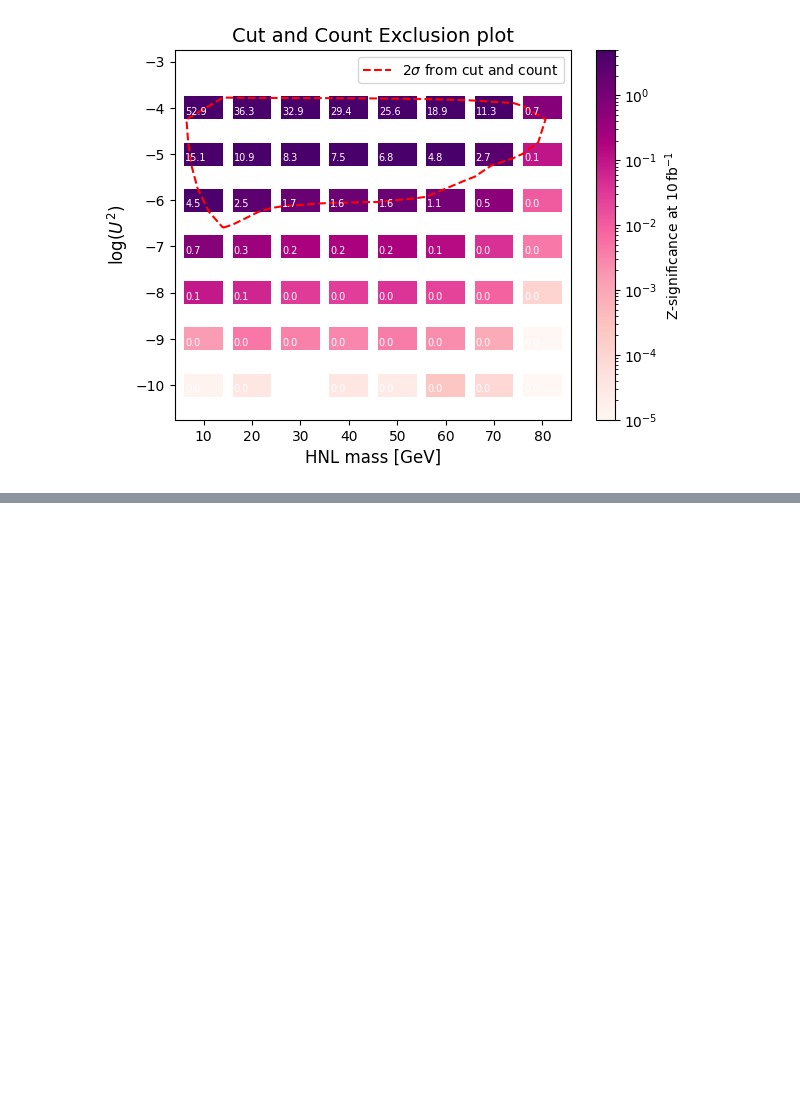
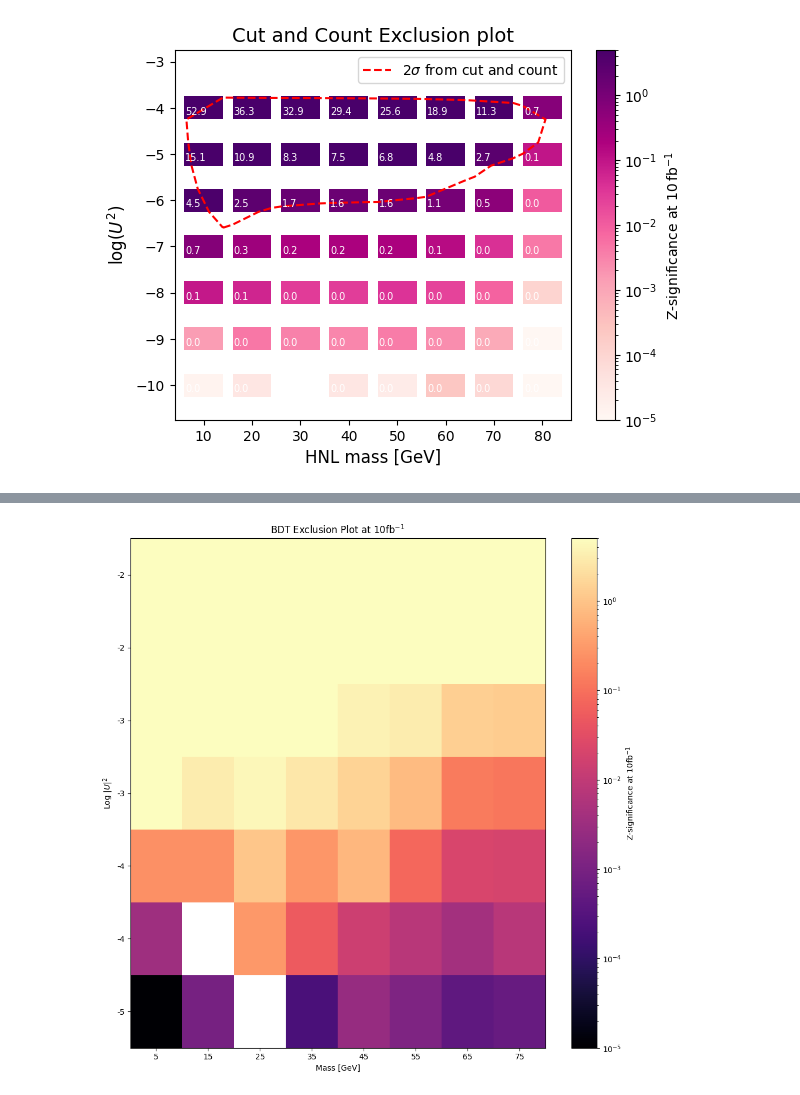
Before and after one commit to tomcritchley/FCCAnalyses_local, a Jupyter notebook: xgboost/xgboost_batch/plotting.ipynb, the cells around one changed output, grey strips where cells are left out. Drawn from its saved outputs; the diff is of its cells as text; code cells hidden in the pictures; blank space fills up the shorter version.

```diff
--- a/xgboost/xgboost_batch/plotting.ipynb
+++ b/xgboost/xgboost_batch/plotting.ipynb
@@ -296,0 +459,53 @@ make_hist_2D()
+# %%
+import matplotlib.pyplot as plt
+import numpy as np
+from matplotlib.colors import LogNorm
+import json
+
+# Load data
+with open('test_xgboost_results12_10fb.json', 'r') as file:
+    data = json.load(file)
+
+def make_hist_2D():
+    data_points = []
+    for key, value in data.items():
+        parts = key.split('_')
+        mass = float(parts[1].replace('GeV', ''))
+        angle = -float(parts[2].replace('1e-', '').replace('p', '.'))
+        highest_significance = max(value['significance_list'], key=lambda x: x[0])[0]
+        data_points.append((mass, angle, highest_significance))
+
+    # Extract separate lists of mass, angle, and significance
+    masses = [dp[0] for dp in data_points]
+    angles = [dp[1] for dp in data_points]
+    significances = [dp[2] for dp in data_points]
+
+    # Define plot
+    fig, ax = plt.subplots(figsize=(10, 10))
+    # Setup bin edges directly on data points
+    mass_edges = np.linspace(min(masses) - 5, max(masses) + 5, len(set(masses)) + 1)
+    angle_edges = np.linspace(min(angles) - 0.5, max(angles) + 0.5, len(set(angles)) + 1)
+
+    # Plotting the heatmap
+    H, xedges, yedges = np.histogram2d(masses, angles, bins=(mass_edges, angle_edges), weights=significances)
+    H = np.ma.masked_where(H == 0, H)  # Mask zero values to not log them
+    mesh = ax.pcolormesh(xedges, yedges, H.T, cmap='magma', norm=LogNorm(vmin=1e-5, vmax=5))
+    plt.colorbar(mesh, ax=ax, label='Z-significance at $10 \mathrm{fb}^{-1}$')
+
+    # Customizations
+    ax.set_xticks((mass_edges[:-1] + mass_edges[1:]) / 2)
+    ax.set_yticks((angle_edges[:-1] + angle_edges[1:]) / 2)
+    ax.set_xticklabels([f'{int(edge)}' for edge in mass_edges[:-1]])
+    ax.set_yticklabels([f'{int(edge)}' for edge in angle_edges[:-1]])
+
+    ax.set_xlabel('Mass [GeV]')
+    ax.set_ylabel('Log $|U|^2$')
+    ax.set_title("BDT Exclusion Plot at $10 \mathrm{fb}^{-1}$")
+
+    fig.tight_layout()
+    plt.savefig('exclusion_plot_10fb_run12.pdf')
+    plt.show()
+
+make_hist_2D()
+# %% [output]
+[figure, added]
```
Also changed, not shown: parts of 5 cells of this notebook, 3 other files.
